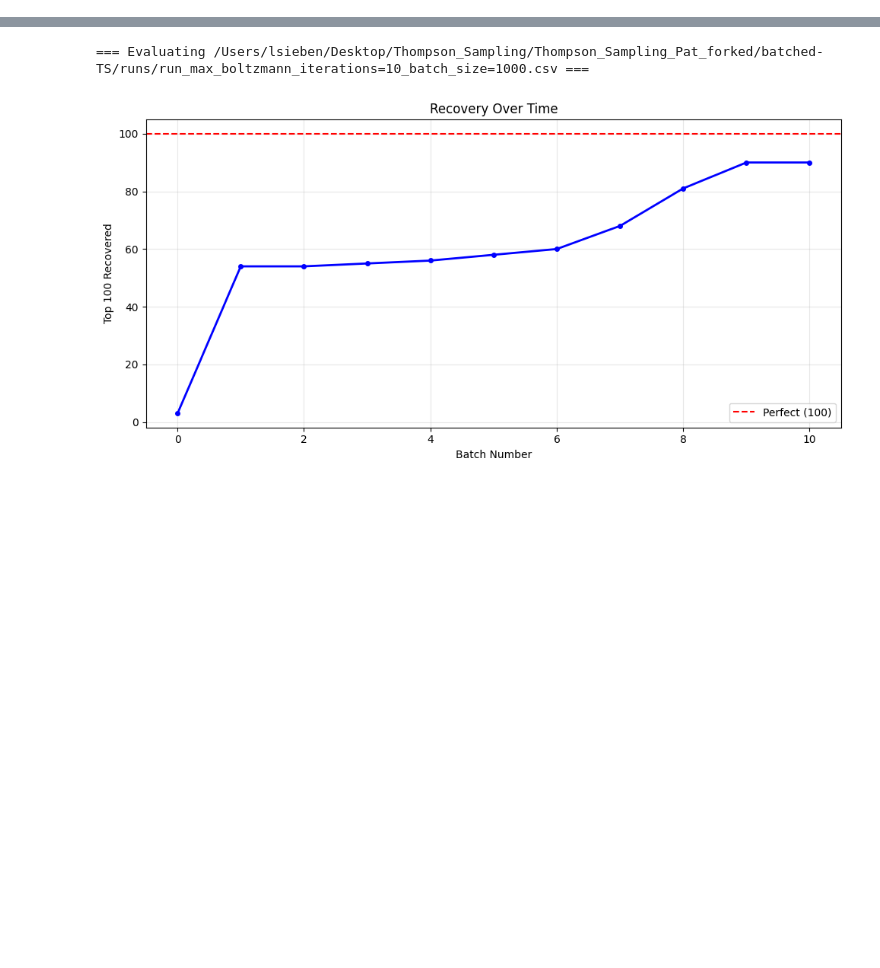
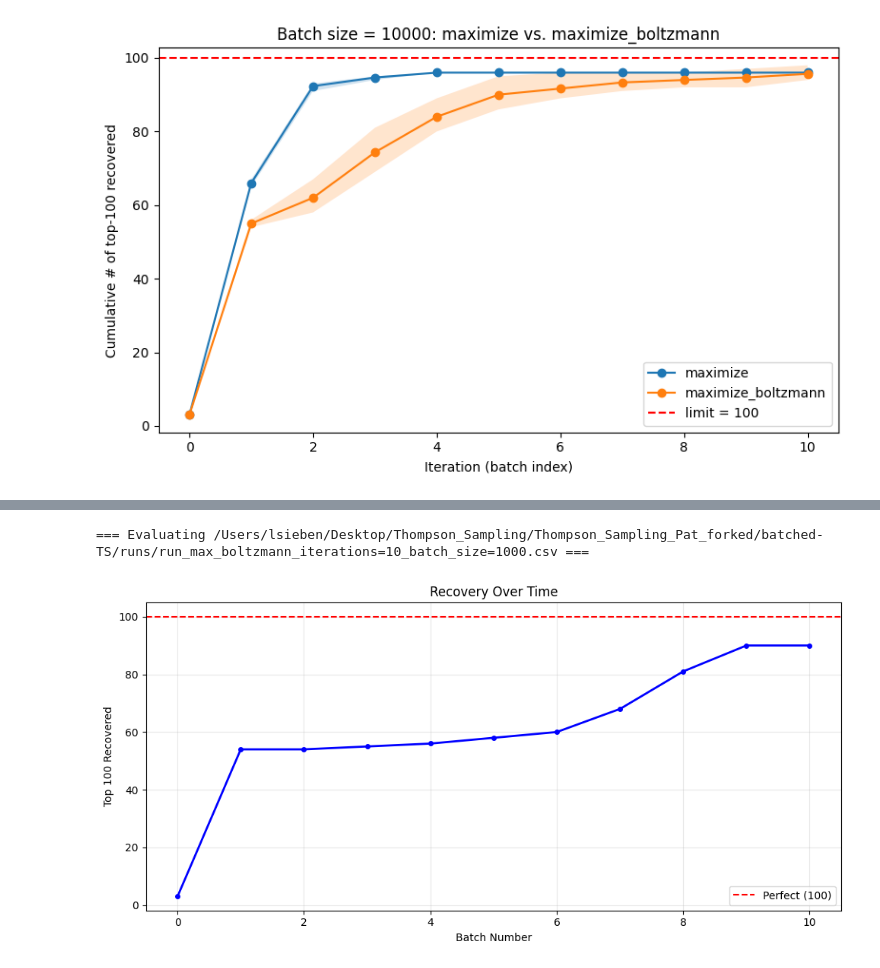
Before and after one commit to leifsieben/batched-TS, a Jupyter notebook: results_analysis.ipynb, the cells around one changed output, grey strips where cells are left out. Saved outputs shown, nothing was run; the diff lists cells and outputs as text; code cells hidden in the pictures; blank space fills up the shorter version.

```diff
--- a/results_analysis.ipynb
+++ b/results_analysis.ipynb
@@ -0,0 +400,78 @@
+# %%
+import pandas as pd
+import glob
+import matplotlib.pyplot as plt
+
+# ---- Parameters (edit batch_size as needed) ----
+ground_truth_csv = "/Users/lsieben/Desktop/Thompson_Sampling/Thompson_Sampling_Pat_forked/batched-TS/runs/scored_enumerated_TS_example_molecules.csv"
+k = 100  # “top k” cutoff for defining actives
+batch_size = 10000     # ← change this to 1, 1000, or 10000
+methods = ["maximize", "maximize_boltzmann"]
+# ------------------------------------------------
+
+# Load ground truth and get the SMILES of the true top-k
+gt = pd.read_csv(ground_truth_csv)
+gt_topk_smiles = set(gt.nlargest(k, "normalized_score")["SMILES"])
+
+def per_iter_hits(path):
+    """
+    Given a single CSV path, compute cumulative # of recovered top-k
+    at each iteration (including iteration 0).
+    df['batch'] is the iteration index.
+    Returns a dict {iteration: cumulative_count}.
+    """
+    df = pd.read_csv(path)[["batch", "SMILES"]]
+    max_iter = int(df["batch"].max())
+    counts = {}
+    picked = set()
+    for i in range(0, max_iter + 1):
+        picked |= set(df.loc[df["batch"] == i, "SMILES"])
+        counts[i] = len(picked & gt_topk_smiles)
+    return counts
+
+# Collect stats for each method
+all_stats = {}  # {method: {iter: [counts from each replicate]}}
+for m in methods:
+    folder_pattern = f"runs/{m}/batch_{batch_size}/*.csv"
+    paths = glob.glob(folder_pattern)
+    if not paths:
+        raise FileNotFoundError(f"No files found under runs/{m}/batch_{batch_size}/")
+
+    # Determine max iteration across replicates
+    max_over_all = 0
+    for p in paths:
+        temp = pd.read_csv(p)
+        max_over_all = max(max_over_all, int(temp["batch"].max()))
+
+    stats = {i: [] for i in range(0, max_over_all + 1)}
+    for p in paths:
+        rep_counts = per_iter_hits(p)
+        last = 0
+        for i in range(0, max_over_all + 1):
+            if i in rep_counts:
+                last = rep_counts[i]
+            stats[i].append(last)
+    all_stats[m] = stats
+
+# Plot mean ± range for each method
+plt.figure(figsize=(8, 5))
+for m in methods:
+    stats = all_stats[m]
+    iters = sorted(stats.keys())
+    means = [sum(stats[i]) / len(stats[i]) for i in iters]
+    mins  = [min(stats[i]) for i in iters]
+    maxs  = [max(stats[i]) for i in iters]
+
+    plt.plot(iters, means, marker="o", label=m)
+    plt.fill_between(iters, mins, maxs, alpha=0.2)
+
+# Horizontal red line at k
+plt.axhline(y=k, color="red", linestyle="--", label=f"limit = {k}")
+plt.xlabel("Iteration (batch index)")
+plt.ylabel(f"Cumulative # of top-{k} recovered")
+plt.title(f"Batch size = {batch_size}: maximize vs. maximize_boltzmann")
+plt.legend()
+plt.tight_layout()
+plt.show()
+# %% [output]
+[figure, added]
```
Also changed, not shown: parts of 10 cells of this notebook, 1 other file.
